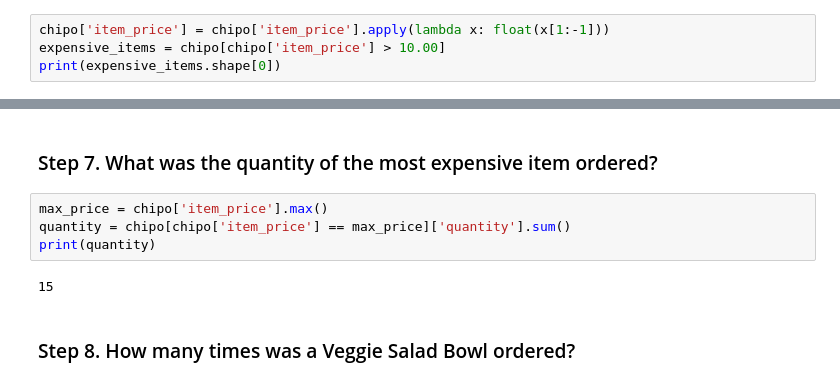
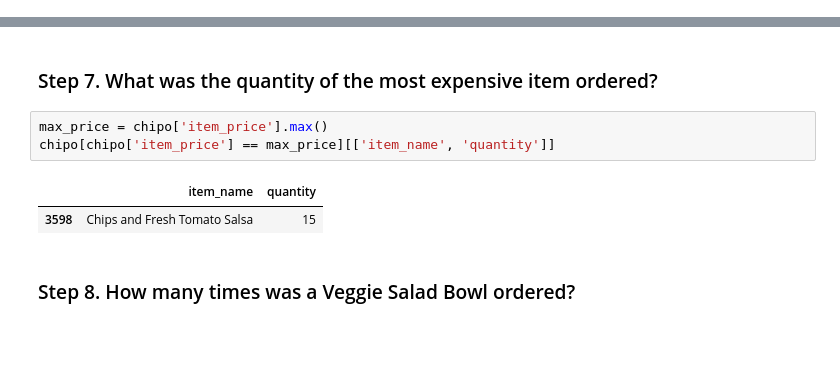
Before and after one commit to drshahizan/HPDP, a Jupyter notebook: lab/submission/21ProMax/lab1d.ipynb, the cells around one changed output, grey strips where cells are left out. Cells and saved outputs as stored; diff of their text form; blank space fills up the shorter version.

```diff
--- a/lab/submission/21ProMax/lab1d.ipynb
+++ b/lab/submission/21ProMax/lab1d.ipynb
@@ -22,7 +22,3 @@ chipo = pd.read_csv('https://raw.githubusercontent.com/justmarkham/DAT8/master/d
 chipo = pd.read_csv(url, sep='\t')
 # %% [markdown]
 ### Step 4. How many products cost more than $10.00?
-# %%
-chipo['item_price'] = chipo['item_price'].apply(lambda x: float(x[1:-1]))
-expensive_items = chipo[chipo['item_price'] > 10.00]
-print(expensive_items.shape[0])
@@ -77,10 +91,10 @@ chipo[['item_name', 'item_price']].sort_values(by='item_name').drop_duplicates(s
 ### Step 7. What was the quantity of the most expensive item ordered?
 # %%
 max_price = chipo['item_price'].max()
-quantity = chipo[chipo['item_price'] == max_price]['quantity'].sum()
-print(quantity)
+chipo[chipo['item_price'] == max_price][['item_name', 'quantity']]
 # %% [output]
-15
+|  | item_name | quantity |
+| 3598 | Chips and Fresh Tomato Salsa | 15 |
 # %% [markdown]
 ### Step 8. How many times was a Veggie Salad Bowl ordered?
 # %%
```
Also changed, not shown: parts of 2 cells of this notebook.
